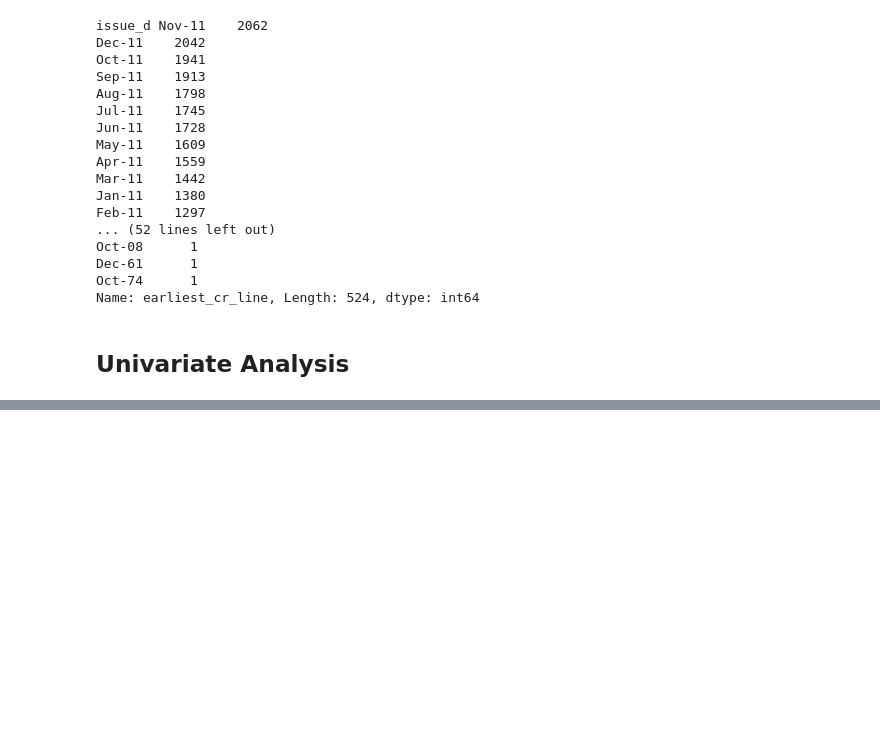
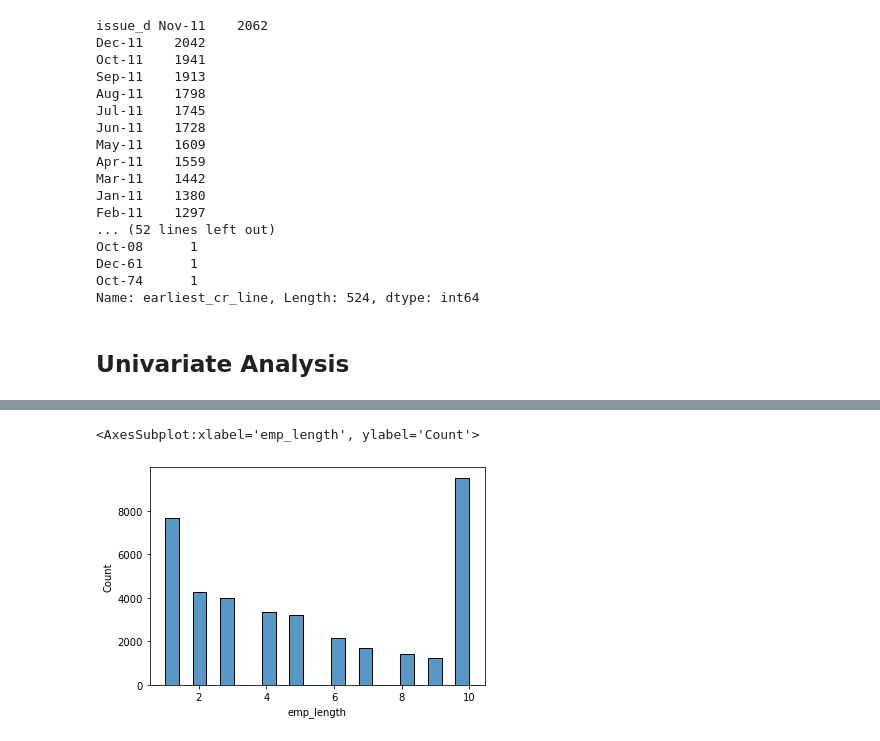
Before and after one commit to PaulMadhusmita/Lending_Club_Case_Study, a Jupyter notebook: LendingCaseStudy.ipynb, the cells around one changed output, grey strips where cells are left out. Saved outputs shown, nothing was run; the diff lists cells and outputs as text; code cells hidden in the pictures; blank space fills up the shorter version.

```diff
--- a/LendingCaseStudy.ipynb
+++ b/LendingCaseStudy.ipynb
@@ -487,0 +539,7 @@ for i in cat_cols:
+# %%
+# plotting histplot for emp_length column:
+
+sns.histplot(loan['emp_length'])
+# %% [output]
+<AxesSubplot:xlabel='emp_length', ylabel='Count'>
+[figure, added]
```
Also changed, not shown: parts of 51 cells of this notebook, 1 other file.
